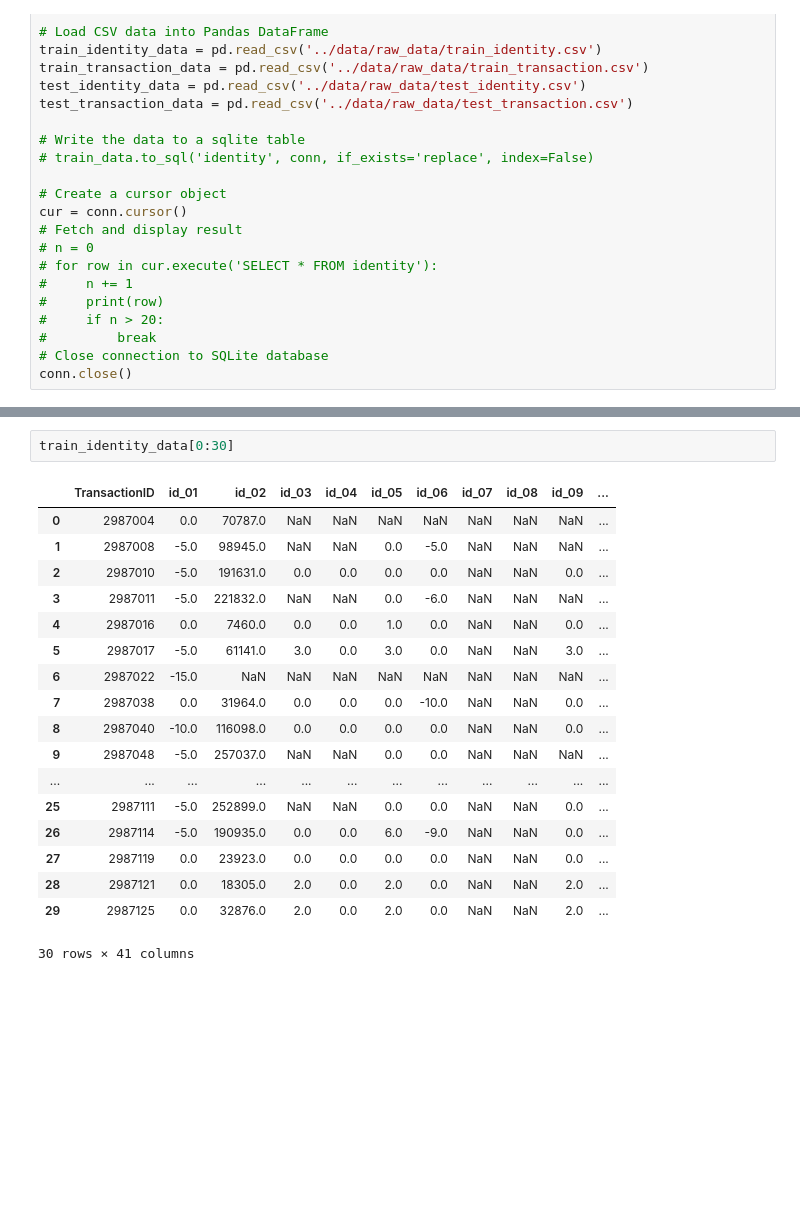
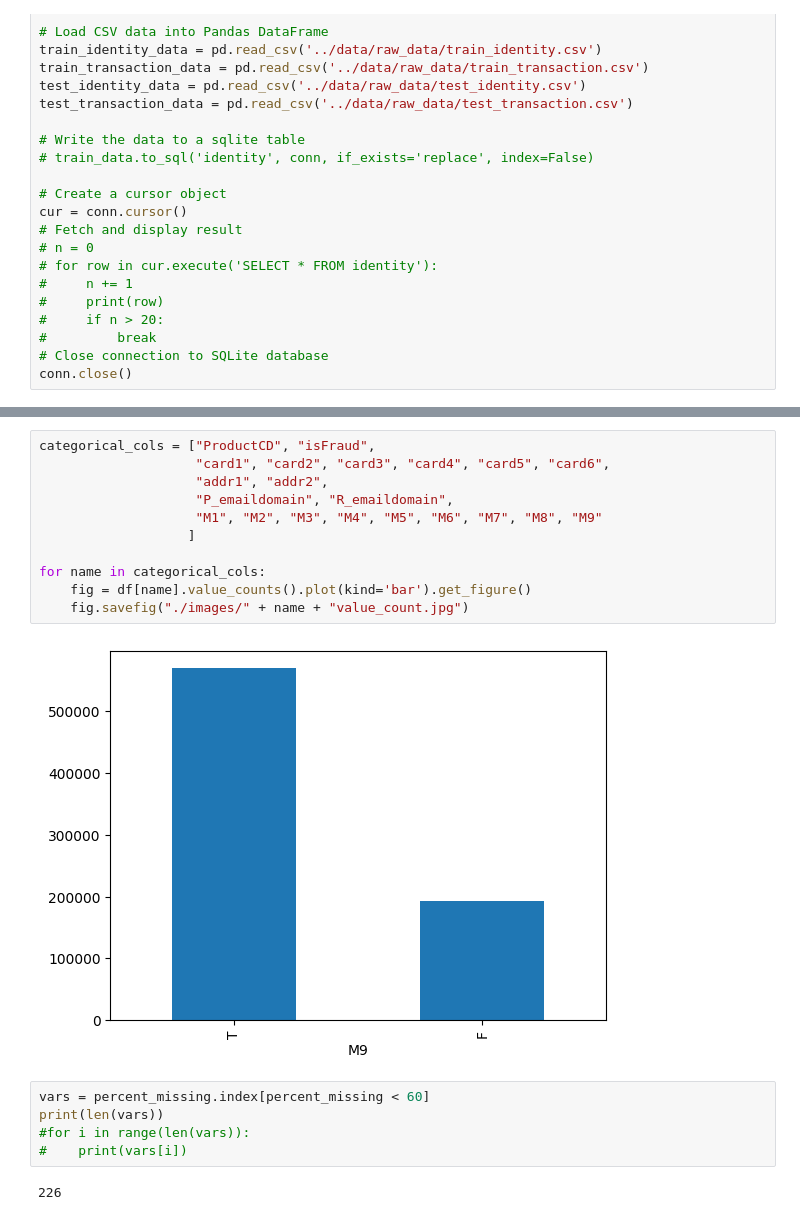
Before and after one commit to tai-bennett/fraud-detection, a Jupyter notebook: notebooks/exploration.ipynb, the cells around one changed output, grey strips where cells are left out. Drawn from its saved outputs; the diff is of its cells as text; blank space fills up the shorter version.

```diff
--- a/notebooks/exploration.ipynb
+++ b/notebooks/exploration.ipynb
@@ -65,21 +90,20 @@ df = train_
+# %%
+categorical_cols = ["ProductCD", "isFraud",
+                    "card1", "card2", "card3", "card4", "card5", "card6",
+                    "addr1", "addr2",
+                    "P_emaildomain", "R_emaildomain",
+                    "M1", "M2", "M3", "M4", "M5", "M6", "M7", "M8", "M9"
+                   ]
+
+for name in categorical_cols:
+    fig = df[name].value_counts().plot(kind='bar').get_figure()
+    fig.savefig("./images/" + name + "value_count.jpg")
+# %% [output]
+[figure, added]
 # %%
-train_identity_data[0:30]
+vars = percent_missing.index[percent_missing < 60]
+print(len(vars))
+#for i in range(len(vars)):
+#    print(vars[i])
 # %% [output]
-|  | TransactionID | id_01 | id_02 | id_03 | id_04 | id_05 | id_06 | id_07 | id_08 | id_09 | ... |
-| 0 | 2987004 | 0.0 | 70787.0 | NaN | NaN | NaN | NaN | NaN | NaN | NaN | ... |
-| 1 | 2987008 | -5.0 | 98945.0 | NaN | NaN | 0.0 | -5.0 | NaN | NaN | NaN | ... |
-| 2 | 2987010 | -5.0 | 191631.0 | 0.0 | 0.0 | 0.0 | 0.0 | NaN | NaN | 0.0 | ... |
-| 3 | 2987011 | -5.0 | 221832.0 | NaN | NaN | 0.0 | -6.0 | NaN | NaN | NaN | ... |
-| 4 | 2987016 | 0.0 | 7460.0 | 0.0 | 0.0 | 1.0 | 0.0 | NaN | NaN | 0.0 | ... |
-| 5 | 2987017 | -5.0 | 61141.0 | 3.0 | 0.0 | 3.0 | 0.0 | NaN | NaN | 3.0 | ... |
-| 6 | 2987022 | -15.0 | NaN | NaN | NaN | NaN | NaN | NaN | NaN | NaN | ... |
-| 7 | 2987038 | 0.0 | 31964.0 | 0.0 | 0.0 | 0.0 | -10.0 | NaN | NaN | 0.0 | ... |
-| 8 | 2987040 | -10.0 | 116098.0 | 0.0 | 0.0 | 0.0 | 0.0 | NaN | NaN | 0.0 | ... |
-| 9 | 2987048 | -5.0 | 257037.0 | NaN | NaN | 0.0 | 0.0 | NaN | NaN | NaN | ... |
-| ... | ... | ... | ... | ... | ... | ... | ... | ... | ... | ... | ... |
-| 25 | 2987111 | -5.0 | 252899.0 | NaN | NaN | 0.0 | 0.0 | NaN | NaN | 0.0 | ... |
-| 26 | 2987114 | -5.0 | 190935.0 | 0.0 | 0.0 | 6.0 | -9.0 | NaN | NaN | 0.0 | ... |
-| 27 | 2987119 | 0.0 | 23923.0 | 0.0 | 0.0 | 0.0 | 0.0 | NaN | NaN | 0.0 | ... |
-| 28 | 2987121 | 0.0 | 18305.0 | 2.0 | 0.0 | 2.0 | 0.0 | NaN | NaN | 2.0 | ... |
-| 29 | 2987125 | 0.0 | 32876.0 | 2.0 | 0.0 | 2.0 | 0.0 | NaN | NaN | 2.0 | ... |
-30 rows × 41 columns
+226
```
Also changed, not shown: parts of 13 cells of this notebook, 24 other files.
